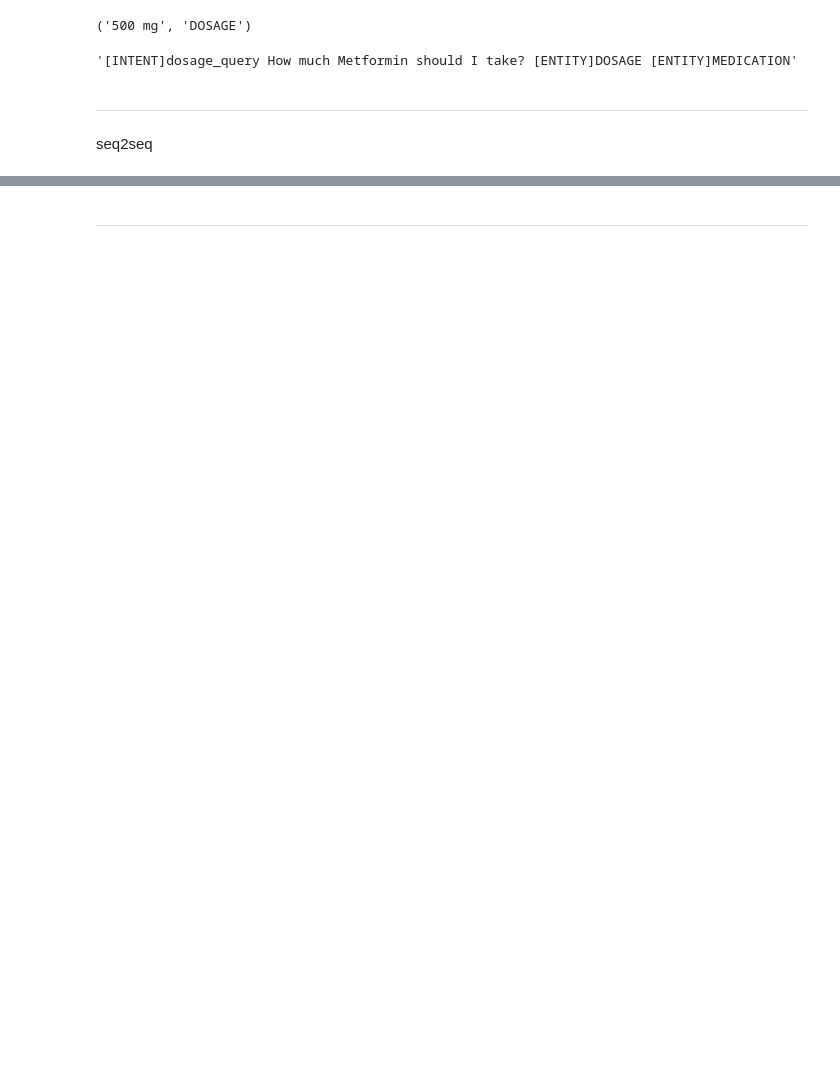
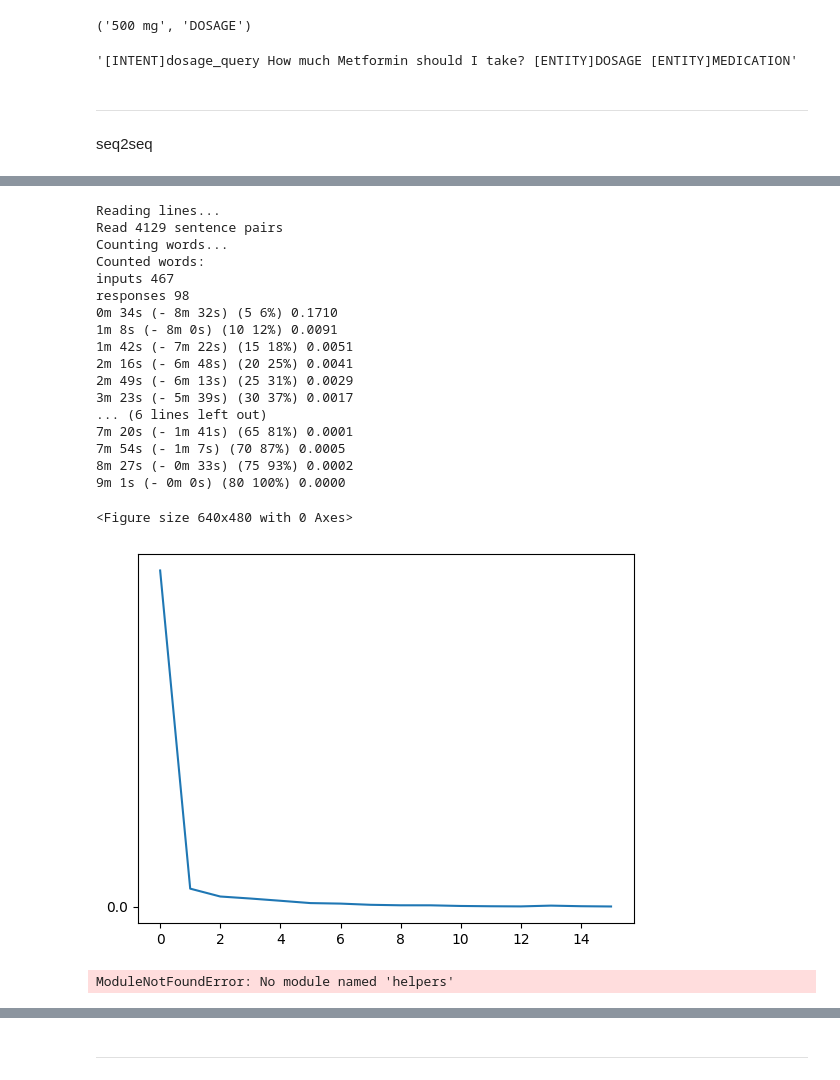
Before and after one commit to Riley94/Chatbot, a Jupyter notebook: src/response_generation.ipynb, the cells around one changed output, grey strips where cells are left out. Cells and saved outputs as stored; diff of their text form; code cells hidden in the pictures; blank space fills up the shorter version.

```diff
--- a/src/response_generation.ipynb
+++ b/src/response_generation.ipynb
@@ -310,13 +321,13 @@ def load_data(path):
 def makePairs():
     print("Reading lines...")
 
-    questions, responses = load_data('../../clean_data/intents_enriched.json')
+    questions, responses = load_data('../clean_data/intents_enriched.json')
 
     # make pairs of input and response and normalize
     pairs = []
     for tag in responses:
         for i in range(len(responses[tag])):
-            _, entities = get_intents_and_entites(questions[tag][i])
+            _, entities = get_intents_and_entities(questions[tag][i], intent_model, entity_model)
             augmented_input = augment_input_with_intent_and_entities(normalize_string(questions[tag][i]), tag, entities)
             pairs.append([augmented_input, responses[tag][i]])
 
@@ -336,6 +347,3 @@ def prepareData():
     print(input.name, input.n_words)
     print(output.name, output.n_words)
     return input, output, pairs
-
-input, output, pairs = prepareData()
-print(random.choice(pairs))
@@ -368,13 +368,29 @@ def tensorFromSentence(obj, sentence):
     indexes.append(EOS_token)
     return torch.tensor(indexes, dtype=torch.long, device=device).view(1, -1)
 
-def tensorsFromPair(pair):
-    input_tensor = tensorFromSentence(input, pair[0])
-    target_tensor = tensorFromSentence(output, pair[1])
-    return (input_tensor, target_tensor)
+def get_dataloader(batch_size, new_data=False):
+    if not new_data:
+        with open(os.path.join(clean_data_path, 'input_corpus.pkl'), 'rb') as f:
+            inputs = pickle.load(f)
 
-def get_dataloader(batch_size):
-    inputs, outputs, pairs = prepareData()
+        with open(os.path.join(clean_data_path, 'output_corpus.pkl'), 'rb') as f:
+            outputs = pickle.load(f)
+
+        with open(os.path.join(clean_data_path, 'pairs.pkl'), 'rb') as f:
+            pairs = pickle.load(f)
+
+    else:
+        inputs, outputs, pairs = prepareData()
+        with open(os.path.join(clean_data_path, 'input_corpus.pkl'), 'wb') as f:
+            pickle.dump(inputs, f)
+
+        with open(os.path.join(clean_data_path, 'output_corpus.pkl'), 'wb') as f:
+            pickle.dump(outputs, f)
+
+        with open(os.path.join(clean_data_path, 'pairs.pkl'), 'wb') as f:
+            pickle.dump(pairs, f)
+
+    max_length = find_max_len(pairs)
 
     n = len(pairs)
     input_ids = np.zeros((n, max_length), dtype=np.int32)
@@ -476,4 +492,45 @@ def showPlot(points):
     loc = ticker.MultipleLocator(base=0.2)
     ax.yaxis.set_major_locator(loc)
     plt.plot(points)
+# %%
+hidden_size = 128
+batch_size = 32
+
+inputs, outputs, train_dataloader = get_dataloader(batch_size, new_data=True)
+
+encoder = EncoderRNN(inputs.n_words, hidden_size).to(device)
+decoder = AttnDecoderRNN(hidden_size, outputs.n_words).to(device)
+
+train(train_dataloader, encoder, decoder, 80, print_every=5, plot_every=5)
+# %% [output]
+Reading lines...
+Read 4129 sentence pairs
+Counting words...
+Counted words:
+inputs 467
+responses 98
+0m 34s (- 8m 32s) (5 6%) 0.1710
+1m 8s (- 8m 0s) (10 12%) 0.0091
+1m 42s (- 7m 22s) (15 18%) 0.0051
+2m 16s (- 6m 48s) (20 25%) 0.0041
+2m 49s (- 6m 13s) (25 31%) 0.0029
+3m 23s (- 5m 39s) (30 37%) 0.0017
+... (6 lines left out)
+7m 20s (- 1m 41s) (65 81%) 0.0001
+7m 54s (- 1m 7s) (70 87%) 0.0005
+8m 27s (- 0m 33s) (75 93%) 0.0002
+9m 1s (- 0m 0s) (80 100%) 0.0000
+<Figure size 640x480 with 0 Axes>
+[figure, added]
+# %%
+with open(os.path.join(clean_data_path, 'input_corpus.pkl'), 'rb') as f:
+    inputs = pickle.load(f)
+
+with open(os.path.join(clean_data_path, 'output_corpus.pkl'), 'rb') as f:
+    outputs = pickle.load(f)
+
+with open(os.path.join(clean_data_path, 'pairs.pkl'), 'rb') as f:
+    pairs = pickle.load(f)
+# %% [output]
+ModuleNotFoundError: No module named 'helpers'
 # %%
```
Also changed, not shown: parts of 16 cells of this notebook, 30 other files.
